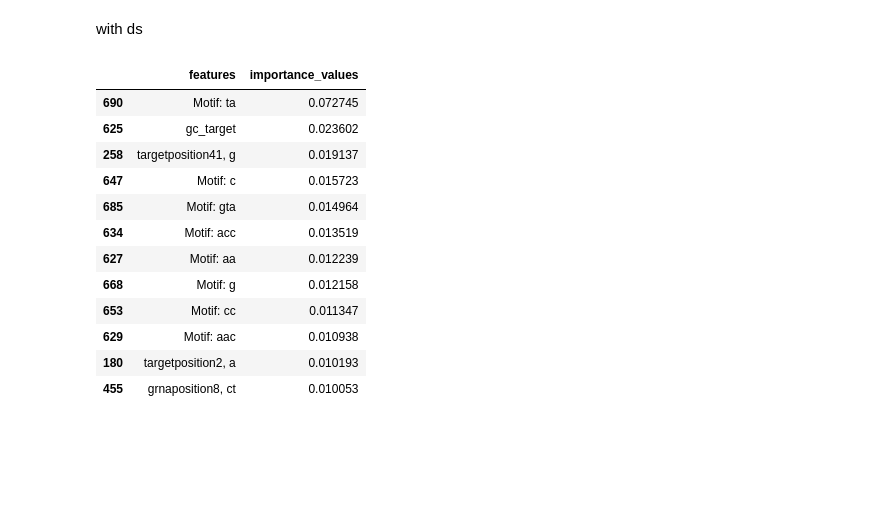
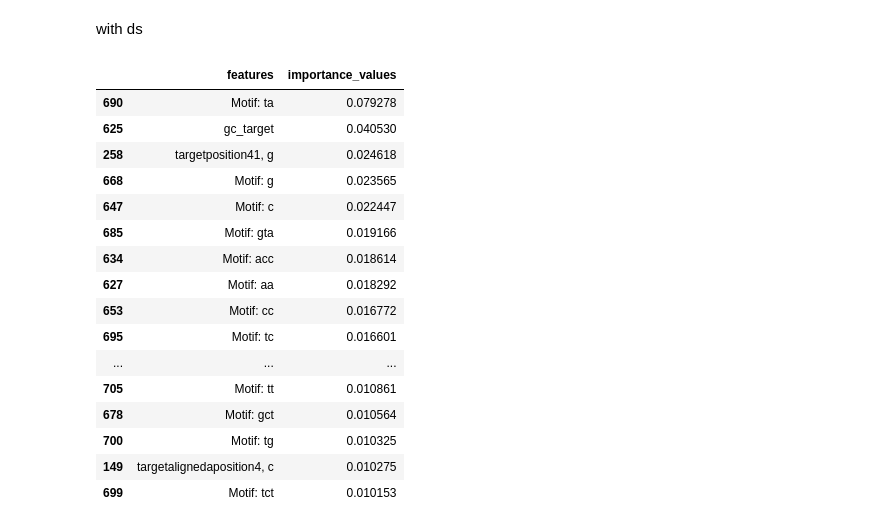
Before and after one commit to brendanhuo/IIB_project, a Jupyter notebook: Project.ipynb, the cells around one changed output. Cells and saved outputs as stored; diff of their text form; code cells hidden in the pictures; blank space fills up the shorter version.

```diff
--- a/Project.ipynb
+++ b/Project.ipynb
@@ -1354,7 +1354,7 @@ y = averaged_kvalues_ss_sig[:-1]
 for i in range(len(records)):
   X.append(np.concatenate((one_hot_encode(records[i].seq), one_hot_encode(records[i].seq), one_hot_encode(records_targets[i].seq[:k]), one_hot_encode(records_targets[i].seq[k+20:]), one_hot_encode_duplets(records[i].seq)
                            , calcGC(records[i].seq), calcGC(records_targets[i].seq), countMotifs(records[i].seq, motifs_to_look_for)), axis = None).ravel())
-X = np.array(X_ss)[:,selected_ss.index]
+X = np.array(X)[:,selected_ss.index]
 y = np.array(y)
 regrall.fit(X, y)
 
@@ -1530,19 +1536,6 @@ df.to_pickle("./Outputs/df_feat_ds.pkl")
 output_ds = pd.read_pickle("./Outputs/df_feat_ds.pkl")
 # for i in range(len(records)):
 #   print(countMotifs(records[i].seq, ['gat']))
+
+selected_ds = output_ds.sort_values('importance_values', ascending = False).head(100)
 output_ds = output_ds[output_ds.importance_values>0.01]
-output_ds.sort_values('importance_values', ascending = False).head(100)
-# %% [output]
-|  | features | importance_values |
-| 690 | Motif: ta | 0.072745 |
-| 625 | gc_target | 0.023602 |
-| 258 | targetposition41, g | 0.019137 |
-| 647 | Motif: c | 0.015723 |
-| 685 | Motif: gta | 0.014964 |
-| 634 | Motif: acc | 0.013519 |
-| 627 | Motif: aa | 0.012239 |
-| 668 | Motif: g | 0.012158 |
-| 653 | Motif: cc | 0.011347 |
-| 629 | Motif: aac | 0.010938 |
-| 180 | targetposition2, a | 0.010193 |
-| 455 | grnaposition8, ct | 0.010053 |
@@ -1549,3 +1561,28 @@ output_ds.sort_values('importance_values', ascending = False).head(100)
+# %%
+d = {'features': selected_ds.features, 'importance_values': importances}
+df = pd.DataFrame(data = d)
+df.to_pickle("./Outputs/df_feat_ds_doubletree.pkl")
+# display(df.sort_values('importance_values', ascending = False).head(100))
+output_ds = df[df.importance_values > 0.01]
+output_ds.sort_values('importance_values', ascending = False)
+# %% [output]
+|  | features | importance_values |
+| 690 | Motif: ta | 0.079278 |
+| 625 | gc_target | 0.040530 |
+| 258 | targetposition41, g | 0.024618 |
+| 668 | Motif: g | 0.023565 |
+| 647 | Motif: c | 0.022447 |
+| 685 | Motif: gta | 0.019166 |
+| 634 | Motif: acc | 0.018614 |
+| 627 | Motif: aa | 0.018292 |
+| 653 | Motif: cc | 0.016772 |
+| 695 | Motif: tc | 0.016601 |
+| ... | ... | ... |
+| 705 | Motif: tt | 0.010861 |
+| 678 | Motif: gct | 0.010564 |
+| 700 | Motif: tg | 0.010325 |
+| 149 | targetalignedaposition4, c | 0.010275 |
+| 699 | Motif: tct | 0.010153 |
 # %%
 X_ds = []
 k = 20
```
Also changed, not shown: parts of 20 cells of this notebook, 6 other files.
